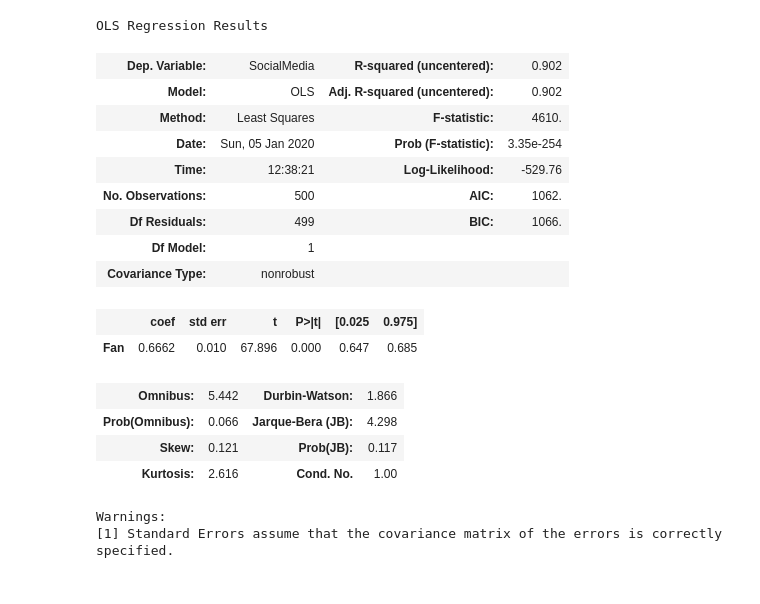
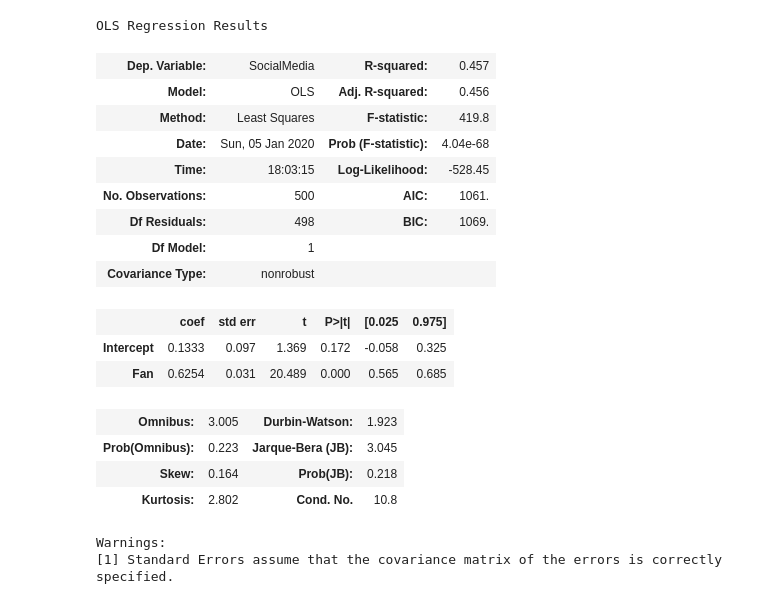
Before and after one commit to StephenElston/StatisticalMethodsForDataScience, a Jupyter notebook: ThinkingLikeAScientist/SocialMediaExample.ipynb, the cells around one changed output. Saved outputs shown, nothing was run; the diff lists cells and outputs as text; code cells hidden in the pictures.

```diff
--- a/ThinkingLikeAScientist/SocialMediaExample.ipynb
+++ b/ThinkingLikeAScientist/SocialMediaExample.ipynb
@@ -16,7 +25,7 @@ covariance = np.array([[1.0,0.7,0.7,0.0],
                       [0.7,0.6,1.0,0.2],
                       [0.0,0.7,0.2,1.0]])
 effect_data = pd.DataFrame(nr.multivariate_normal(mean=[3.0,2.0,2.0,2.0], cov=covariance, size=500),
-                           columns=['Fan','TimePlaying','SocialMedia','GameFamilarity'])
+                           columns=['Fan','TimePlaying','SocialMedia','GameFamiliarity'])
 
 ## Truncate values to range 0.0 <= x <= 10.0
 effect_data[effect_data < 0.0] = 0.0
@@ -118,22 +177,23 @@ Warnings:
 # %%
-social_fan_model = sm.OLS(effect_data['SocialMedia'],effect_data[['Fan']]).fit()
+social_fan_model = smf.ols(formula='SocialMedia ~ Fan', data=effect_data).fit()
 social_fan_model.summary()
 # %% [output]
 OLS Regression Results
-| Dep. Variable: | SocialMedia | R-squared (uncentered): | 0.902 |
-| Model: | OLS | Adj. R-squared (uncentered): | 0.902 |
-| Method: | Least Squares | F-statistic: | 4610. |
-| Date: | Sun, 05 Jan 2020 | Prob (F-statistic): | 3.35e-254 |
-| Time: | 12:38:21 | Log-Likelihood: | -529.76 |
-| No. Observations: | 500 | AIC: | 1062. |
-| Df Residuals: | 499 | BIC: | 1066. |
+| Dep. Variable: | SocialMedia | R-squared: | 0.457 |
+| Model: | OLS | Adj. R-squared: | 0.456 |
+| Method: | Least Squares | F-statistic: | 419.8 |
+| Date: | Sun, 05 Jan 2020 | Prob (F-statistic): | 4.04e-68 |
+| Time: | 18:03:15 | Log-Likelihood: | -528.45 |
+| No. Observations: | 500 | AIC: | 1061. |
+| Df Residuals: | 498 | BIC: | 1069. |
 | Df Model: | 1 |  |  |
 | Covariance Type: | nonrobust |  |  |
 |  | coef | std err | t | P>|t| | [0.025 | 0.975] |
-| Fan | 0.6662 | 0.010 | 67.896 | 0.000 | 0.647 | 0.685 |
+| Intercept | 0.1333 | 0.097 | 1.369 | 0.172 | -0.058 | 0.325 |
+| Fan | 0.6254 | 0.031 | 20.489 | 0.000 | 0.565 | 0.685 |
-| Omnibus: | 5.442 | Durbin-Watson: | 1.866 |
-| Prob(Omnibus): | 0.066 | Jarque-Bera (JB): | 4.298 |
-| Skew: | 0.121 | Prob(JB): | 0.117 |
-| Kurtosis: | 2.616 | Cond. No. | 1.00 |
+| Omnibus: | 3.005 | Durbin-Watson: | 1.923 |
+| Prob(Omnibus): | 0.223 | Jarque-Bera (JB): | 3.045 |
+| Skew: | 0.164 | Prob(JB): | 0.218 |
+| Kurtosis: | 2.802 | Cond. No. | 10.8 |
 Warnings:
 [1] Standard Errors assume that the covariance matrix of the errors is correctly specified.
```
Also changed, not shown: parts of 17 cells of this notebook.
